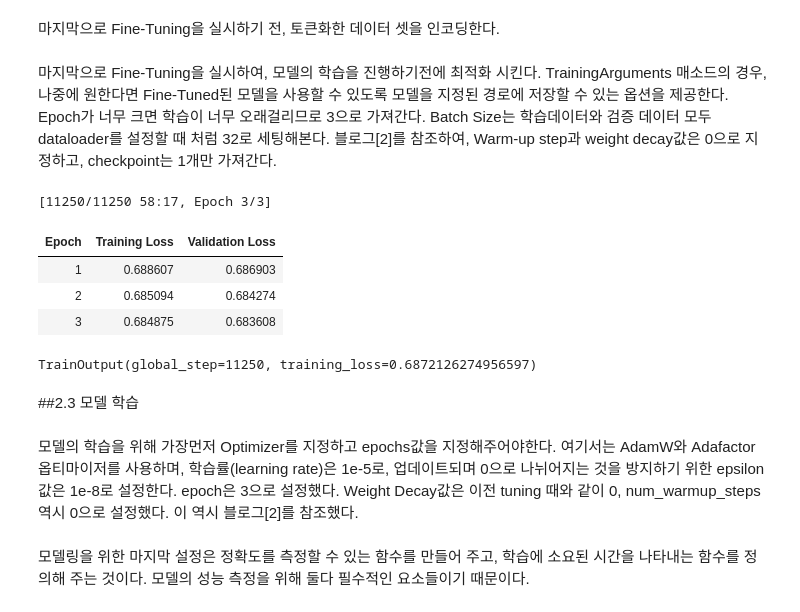
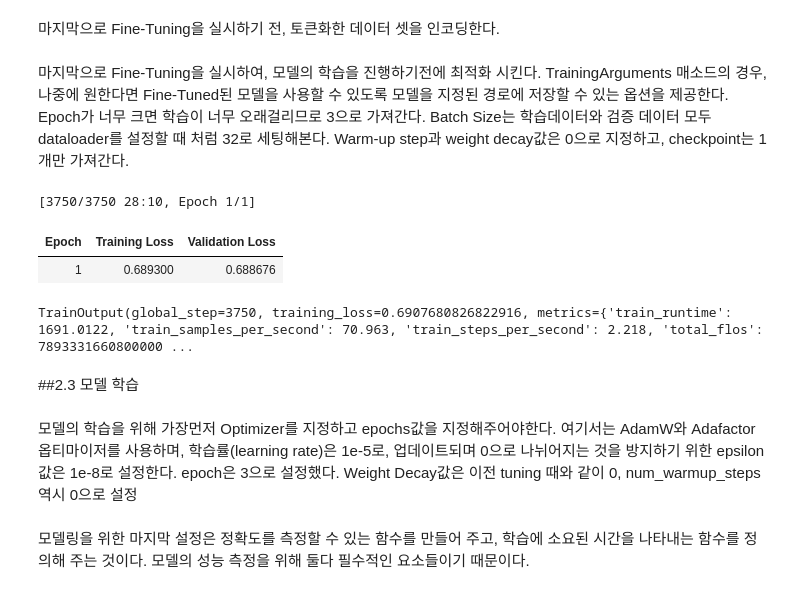
Before and after one commit to cserock/colab-examples, a Jupyter notebook: 06_BERT_예제.ipynb, the cells around one changed output. Drawn from its saved outputs; the diff is of its cells as text; code cells hidden in the pictures.

```diff
--- a/06_BERT_예제.ipynb
+++ b/06_BERT_예제.ipynb
@@ -74,3 +74,7 @@ test_data.head()
 | 2 | 8544678 | 뭐야 이 평점들은.... 나쁘진 않지만 10점 짜리는 더더욱... | 0 |
 | 3 | 6825595 | 지루하지는 않은데 완전 막장임... 돈주고 보기에는.... | 0 |
 | 4 | 6723715 | 3D만 아니었어도 별 다섯 개 줬을텐데.. 왜 3D로 나와서... | 0 |
+# %%
+# 결측값이 존재하므로 결측값이 존재하는 행을 제거합니다.
+train_data = train_data.dropna(how = 'any') # Null 값이 존재하는 행 제거
+print(train_data.isnull().values.any()) # Null 값이 존재하는지 확인
@@ -76,0 +83,4 @@ test_data.head()
+# %%
+# 결측값이 존재하므로 결측값이 존재하는 행을 제거합니다.
+test_data = test_data.dropna(how = 'any') # Null 값이 존재하는 행 제거
+print(test_data.isnull().values.any()) # Null 값이 존재하는지 확인
@@ -76,0 +89,2 @@ test_data.head()
+# %%
+train_data['document'] = train_data['document'].str.replace("[^ㄱ-ㅎㅏ-ㅣ가-힣 ]","", regex=True)
@@ -757,41 +763,39 @@ class Cord19Dataset(torch.utils.data.Dataset):
 train_dataset = Cord19Dataset(train_encodings, train_labels)
 val_dataset = Cord19Dataset(val_encodings, val_labels)
 # %% [markdown]
-마지막으로 Fine-Tuning을 실시하여, 모델의 학습을 진행하기전에 최적화 시킨다. TrainingArguments 매소드의 경우, 나중에 원한다면 Fine-Tuned된 모델을 사용할 수 있도록 모델을 지정된 경로에 저장할 수 있는 옵션을 제공한다. Epoch가 너무 크면 학습이 너무 오래걸리므로 3으로 가져간다. Batch Size는 학습데이터와 검증 데이터 모두 dataloader를 설정할 때 처럼 32로 세팅해본다. 블로그[2]를 참조하여, Warm-up step과 weight decay값은 0으로 지정하고, checkpoint는 1개만 가져간다.
+마지막으로 Fine-Tuning을 실시하여, 모델의 학습을 진행하기전에 최적화 시킨다. TrainingArguments 매소드의 경우, 나중에 원한다면 Fine-Tuned된 모델을 사용할 수 있도록 모델을 지정된 경로에 저장할 수 있는 옵션을 제공한다. Epoch가 너무 크면 학습이 너무 오래걸리므로 3으로 가져간다. Batch Size는 학습데이터와 검증 데이터 모두 dataloader를 설정할 때 처럼 32로 세팅해본다. Warm-up step과 weight decay값은 0으로 지정하고, checkpoint는 1개만 가져간다.
 # %%
 from transformers import Trainer, TrainingArguments
 
 training_args = TrainingArguments(
     output_dir='./results',          # output directory
-    evaluation_strategy="epoch",     # Evaluation is done at the end of each epoch.
-    num_train_epochs=3,              # total number of training epochs
+    eval_strategy="epoch",     # Evaluation is done at the end of each epoch.
+    num_train_epochs=1,              # total number of training epochs
     per_device_train_batch_size=32,  # batch size per device during training
     per_device_eval_batch_size=32,   # batch size for evaluation
     warmup_steps=0,                # number of warmup steps for learning rate scheduler
     weight_decay=0,               # strength of weight decay
     save_total_limit=1,              # limit the total amount of checkpoints. Deletes the older checkpoints.
 )
 
 
 trainer = Trainer(
     model=model,                         # the instantiated 🤗 Transformers model to be trained
     args=training_args,                  # training arguments, defined above
     train_dataset=train_dataset,         # training dataset
     eval_dataset=val_dataset             # evaluation dataset
 )
 
 trainer.train()
 # %% [output]
-[11250/11250 58:17, Epoch 3/3]
+[3750/3750 28:10, Epoch 1/1]
 | Epoch | Training Loss | Validation Loss |
-| 1 | 0.688607 | 0.686903 |
-| 2 | 0.685094 | 0.684274 |
-| 3 | 0.684875 | 0.683608 |
+| 1 | 0.689300 | 0.688676 |
-TrainOutput(global_step=11250, training_loss=0.6872126274956597)
+TrainOutput(global_step=3750, training_loss=0.6907680826822916, metrics={'train_runtime': 1691.0122, 'train_samples_per_second': 70.963, 'train_steps_per_second': 2.218, 'total_flos': 7893331660800000 ...
 # %% [markdown]
 ##2.3 모델 학습
 # %% [markdown]
-모델의 학습을 위해 가장먼저 Optimizer를 지정하고 epochs값을 지정해주어야한다. 여기서는 AdamW와 Adafactor 옵티마이저를 사용하며, 학습률(learning rate)은 1e-5로, 업데이트되며 0으로 나뉘어지는 것을 방지하기 위한 epsilon값은 1e-8로 설정한다. epoch은 3으로 설정했다. Weight Decay값은 이전 tuning 때와 같이 0, num_warmup_steps역시 0으로 설정했다. 이 역시 블로그[2]를 참조했다.
+모델의 학습을 위해 가장먼저 Optimizer를 지정하고 epochs값을 지정해주어야한다. 여기서는 AdamW와 Adafactor 옵티마이저를 사용하며, 학습률(learning rate)은 1e-5로, 업데이트되며 0으로 나뉘어지는 것을 방지하기 위한 epsilon값은 1e-8로 설정한다. epoch은 3으로 설정했다. Weight Decay값은 이전 tuning 때와 같이 0, num_warmup_steps역시 0으로 설정
 # %%
 # 옵티마이저 설정
 optimizer = AdamW(model.parameters(),
```
Also changed, not shown: parts of 16 cells of this notebook.
